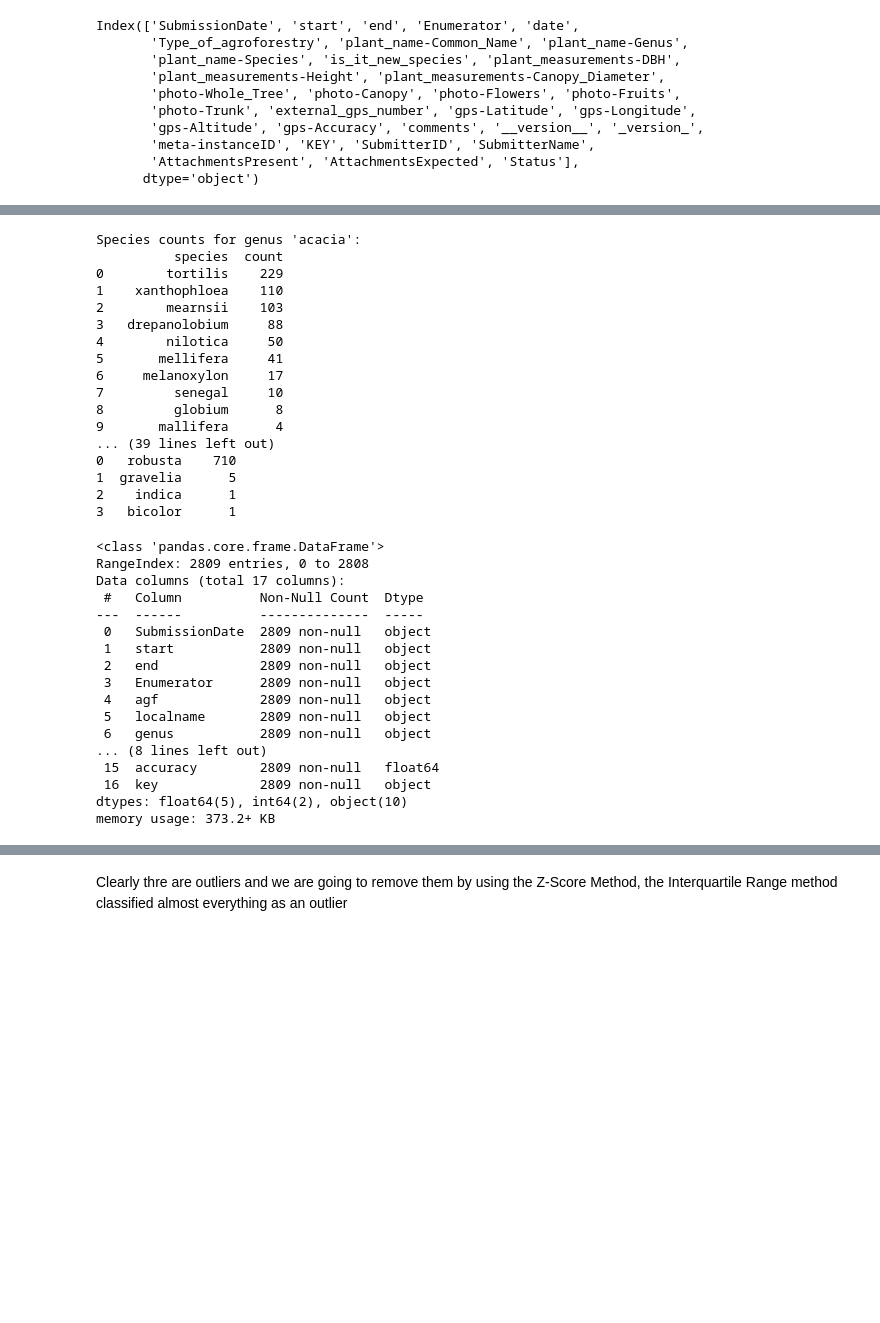
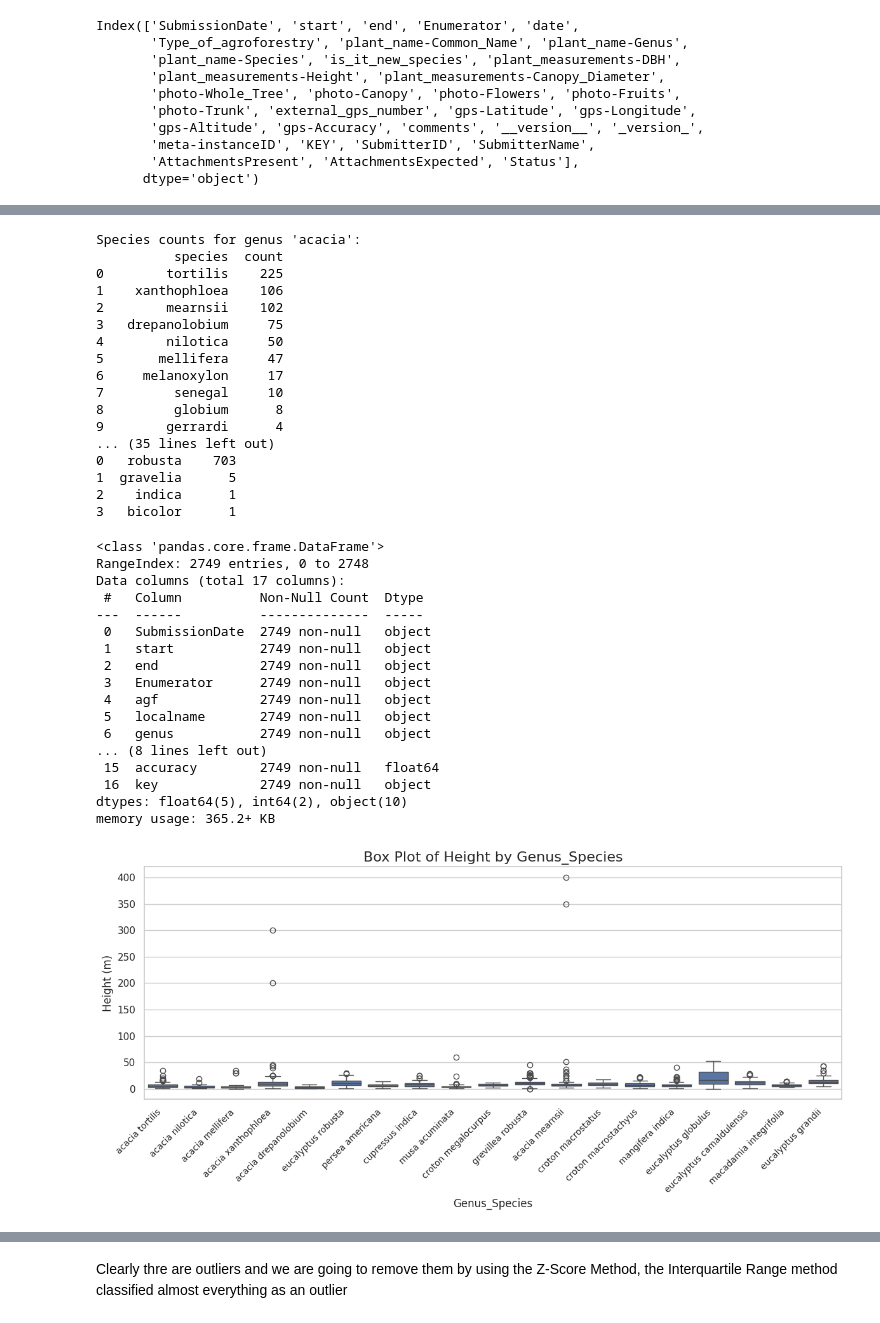
Before and after one commit to irungus/agf_kenya, a Jupyter notebook: agf_kenya_colab.ipynb, the cells around one changed output, grey strips where cells are left out. Saved outputs shown, nothing was run; the diff lists cells and outputs as text; code cells hidden in the pictures; blank space fills up the shorter version.

```diff
--- a/agf_kenya_colab.ipynb
+++ b/agf_kenya_colab.ipynb
@@ -136,0 +128,7 @@ memory usage: 591.7+ KB
+# %%
+# Filter the DataFrame to include only rows where all specified columns have values >= 2
+agf_kenya = agf_kenya[
+    (agf_kenya['dbh'] >= 2) &
+    (agf_kenya['height'] >= 20) &
+    (agf_kenya['canopyd'] >= 2)
+]
@@ -254,7 +264,8 @@ corrections_dict = {
         'tortilis': ['tortillis'],
         'xanthophloea': ['xanthopholia', 'xanthopholea', 'xanthophlea', 'xanchofolia', 'xanchophlea'],
         'drepanolobium': ['drabanalobium'],
-        'mearnsii':['mearnsi',' mearsi','mearsnsii','mearsii']
+        'mearnsii':['mearnsi', 'mearsi','mearsnsii','mearsii'],
+        'mellifera':['mallifera','melifera','malifera']
     },
     'eucalyptus': {
         'camaldulensis': ['camaldulensi'],
@@ -286,18 +297,18 @@ for genus in extra_genera:
 # %% [output]
 Species counts for genus 'acacia':
           species  count
-0        tortilis    229
-1    xanthophloea    110
-2        mearnsii    103
-3   drepanolobium     88
+0        tortilis    225
+1    xanthophloea    106
+2        mearnsii    102
+3   drepanolobium     75
 4        nilotica     50
-5       mellifera     41
+5       mellifera     47
 6     melanoxylon     17
 7         senegal     10
 8         globium      8
-9       mallifera      4
-... (39 lines left out)
-0   robusta    710
+9        gerrardi      4
+... (35 lines left out)
+0   robusta    703
 1  gravelia      5
 2    indica      1
 3   bicolor      1
@@ -338,22 +349,22 @@ agf_kenya_cleaned= filter_genus_species(agf_kenya)
 agf_kenya_cleaned.info()
 # %% [output]
 <class 'pandas.core.frame.DataFrame'>
-RangeIndex: 2809 entries, 0 to 2808
+RangeIndex: 2749 entries, 0 to 2748
 Data columns (total 17 columns):
  #   Column          Non-Null Count  Dtype
 ---  ------          --------------  -----
- 0   SubmissionDate  2809 non-null   object
- 1   start           2809 non-null   object
- 2   end             2809 non-null   object
- 3   Enumerator      2809 non-null   object
- 4   agf             2809 non-null   object
- 5   localname       2809 non-null   object
- 6   genus           2809 non-null   object
+ 0   SubmissionDate  2749 non-null   object
+ 1   start           2749 non-null   object
+ 2   end             2749 non-null   object
+ 3   Enumerator      2749 non-null   object
+ 4   agf             2749 non-null   object
+ 5   localname       2749 non-null   object
+ 6   genus           2749 non-null   object
 ... (8 lines left out)
- 15  accuracy        2809 non-null   float64
- 16  key             2809 non-null   object
+ 15  accuracy        2749 non-null   float64
+ 16  key             2749 non-null   object
 dtypes: float64(5), int64(2), object(10)
-memory usage: 373.2+ KB
+memory usage: 365.2+ KB
 # %%
 # Combine 'genus' and 'species' into a single column 'genus_species'
 agf_kenya_cleaned['genus_species'] = agf_kenya_cleaned['genus'] + ' ' + agf_kenya_cleaned['species']
@@ -361,6 +372,27 @@ agf_kenya_cleaned['genus_species'] = agf_kenya_cleaned['genus'] + ' ' + agf_keny
 #Change height and into Meters
 # Convert height from centimeters to meters
 agf_kenya_cleaned['height_m'] = agf_kenya_cleaned['height'] / 100
+# %%
+# Create a box plot for height_m by genus_species
+plt.figure(figsize=(12, 6))  # Set the figure size
+sns.boxplot(
+    x='genus_species',
+    y='height_m',
+    data=agf_kenya_cleaned,
+    showfliers=True  # Include outliers
+)
+
+# Customize the plot
+plt.title("Box Plot of Height by Genus_Species", fontsize=16)
+plt.xlabel("Genus_Species", fontsize=12)
+plt.ylabel("Height (m)", fontsize=12)
+plt.xticks(rotation=45, ha='right', fontsize=10)  # Rotate x-axis labels for readability
+plt.tight_layout()
+
+# Display the plot
+plt.show()
+# %% [output]
+[figure, added]
 # %%
 # Calculate descriptive statistics for each genus_species
 species_stats = agf_kenya_cleaned.groupby('genus_species')['height_m'].agg(
```
Also changed, not shown: parts of 12 cells of this notebook.
